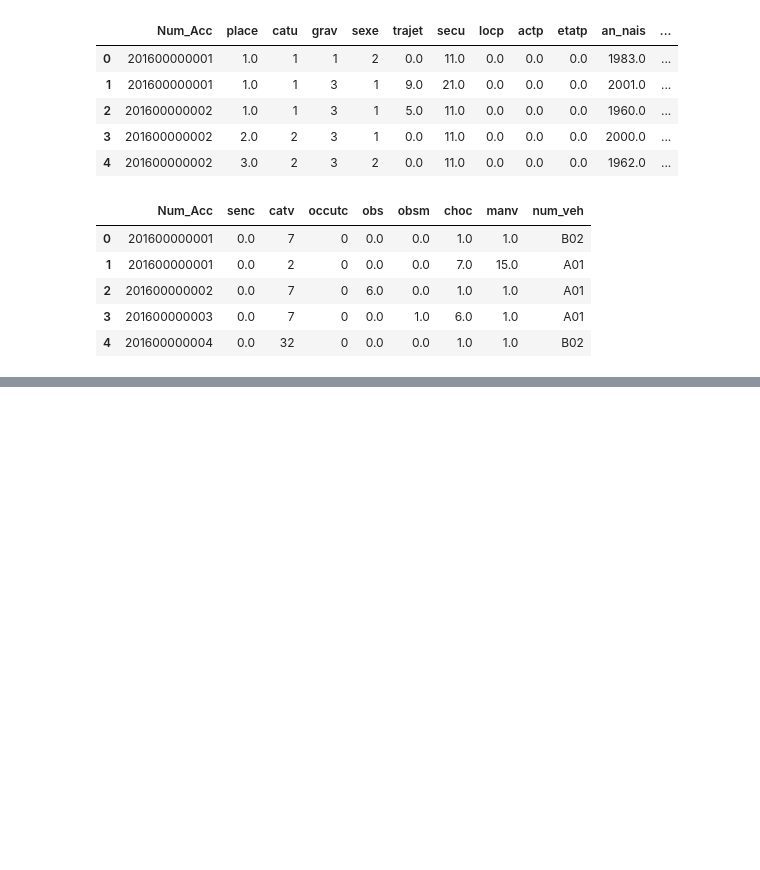
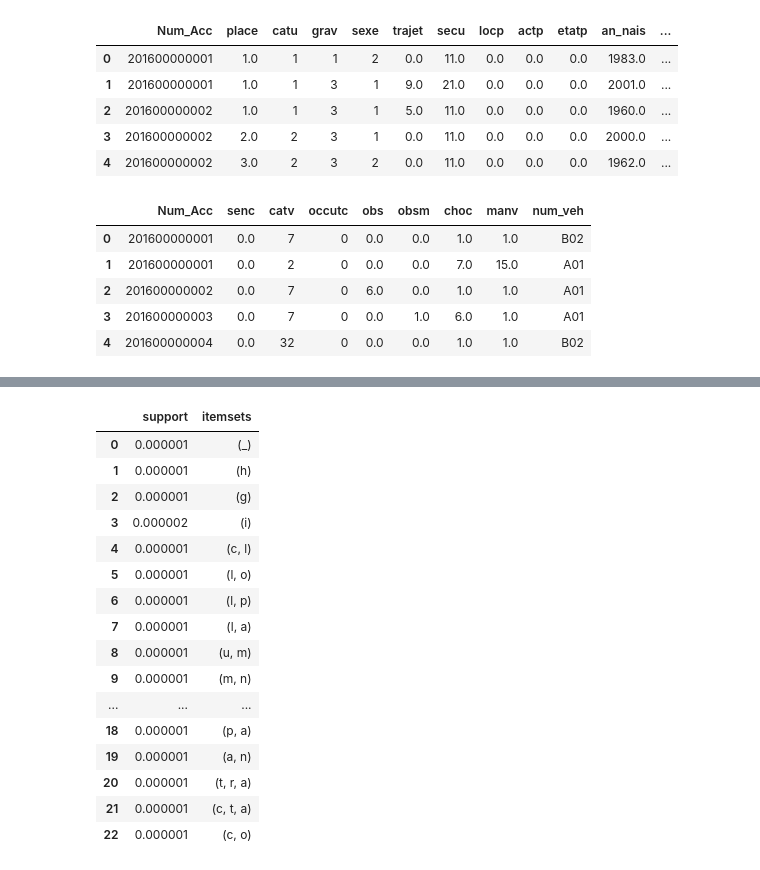
Before and after one commit to WilliamBamba/projet_dm, a Jupyter notebook: frequent_patterns/frequent_item.ipynb, the cells around one changed output, grey strips where cells are left out. Saved outputs shown, nothing was run; the diff lists cells and outputs as text; code cells hidden in the pictures; blank space fills up the shorter version.

```diff
--- a/frequent_patterns/frequent_item.ipynb
+++ b/frequent_patterns/frequent_item.ipynb
@@ -48,0 +147,21 @@ vehicles.head()
+# %%
+freq_items1 = fpmax (df, min_support=0.000001, use_colnames=True)
+freq_items1
+# %% [output]
+|  | support | itemsets |
+| 0 | 0.000001 | (_) |
+| 1 | 0.000001 | (h) |
+| 2 | 0.000001 | (g) |
+| 3 | 0.000002 | (i) |
+| 4 | 0.000001 | (c, l) |
+| 5 | 0.000001 | (l, o) |
+| 6 | 0.000001 | (l, p) |
+| 7 | 0.000001 | (l, a) |
+| 8 | 0.000001 | (u, m) |
+| 9 | 0.000001 | (m, n) |
+| ... | ... | ... |
+| 18 | 0.000001 | (p, a) |
+| 19 | 0.000001 | (a, n) |
+| 20 | 0.000001 | (t, r, a) |
+| 21 | 0.000001 | (c, t, a) |
+| 22 | 0.000001 | (c, o) |
```
Also changed, not shown: parts of 11 cells of this notebook.
